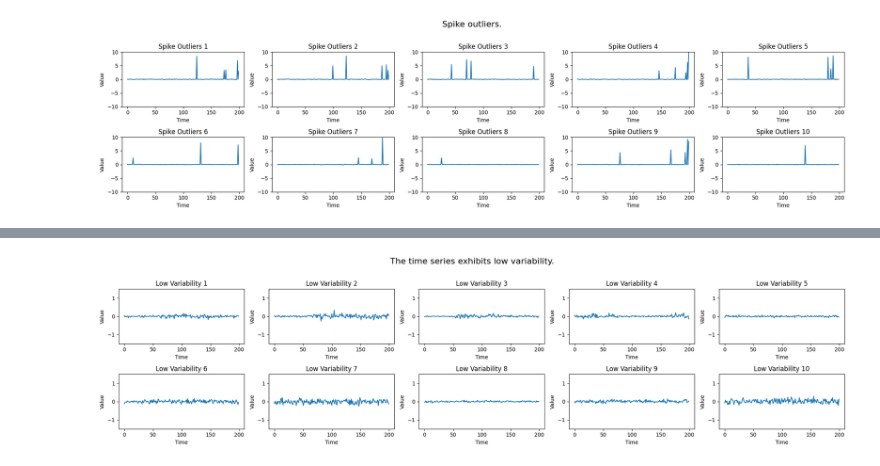
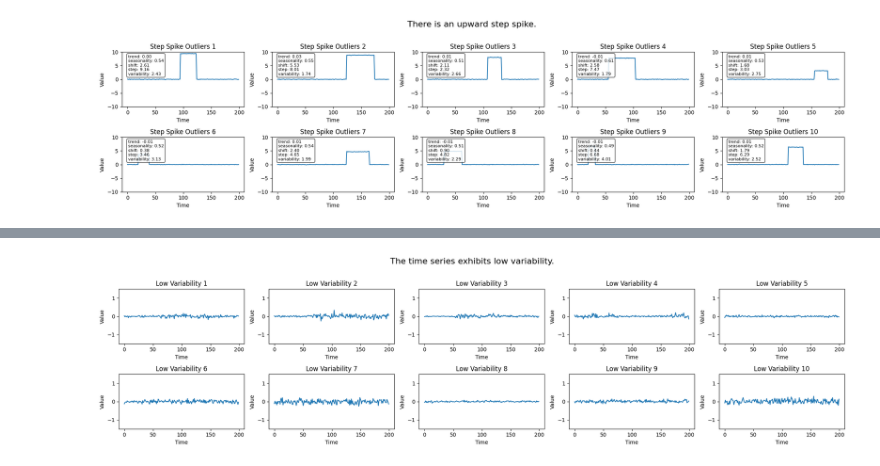
Before and after one commit to JiaxingQiu/llm_nicu_vitalsigns, a Jupyter notebook: script/Data_Synthetic/main.ipynb, the cells around one changed output, grey strips where cells are left out. Saved outputs shown, nothing was run; the diff lists cells and outputs as text; code cells hidden in the pictures.

```diff
--- a/script/Data_Synthetic/main.ipynb
+++ b/script/Data_Synthetic/main.ipynb
@@ -123,21 +199,15 @@ length = 200
 no_series, no_descriptions = generate_outlier_series(
     n_series, length, 'no')
 
-# Spike outliers
-spike_series, spike_descriptions = generate_outlier_series(
-    n_series, length, 'spikes')
+# # Spike outliers
+# spike_series, spike_descriptions = generate_outlier_series(
+#     n_series, length, 'spikes')
 
 # Step spike outliers
 step_series_up, step_descriptions_up = generate_outlier_series(
     n_series, length, 'step_spike_up')
 step_series_down, step_descriptions_down = generate_outlier_series(
     n_series, length, 'step_spike_down')
-
-# Level shift outliers
-level_series_up, level_descriptions_up = generate_outlier_series(
-    n_series, length, 'level_shift_up')
-level_series_down, level_descriptions_down = generate_outlier_series(
-    n_series, length, 'level_shift_down')
 
 # Create four separate figures for better visualization
 # Figure 1: No Outliers
@@ -148,6 +218,12 @@ plt.suptitle(no_descriptions[0], fontsize=16, y=1.02)
 for i, (series, desc) in enumerate(zip(no_series, no_descriptions)):
     plt.subplot(2, 5, i+1)
     plt.plot(series)
+    scores = get_all_properties(series, step = True)
+    score_text = f"trend: {scores['trend']:.2f}\nseasonality: {scores['seasonality']:.2f}\nshift: {scores['shift']:.2f}\nstep: {scores['step']:.2f}\nvariability: {scores['variability']:.2f}"
+
+    plt.text(0.05, 0.95, score_text, transform=plt.gca().transAxes,
+             fontsize=8, verticalalignment='top', bbox=dict(boxstyle='round', facecolor='white', alpha=0.8))
+
     plt.title(f'No Outliers {i+1}')
     plt.xlabel('Time')
     plt.ylabel('Value')
@@ -156,21 +232,26 @@ for i, (series, desc) in enumerate(zip(no_series, no_descriptions)):
 
 plt.show()
 
-# Figure 2: Spike Outliers
-plt.figure(figsize=(20, 5))
-plt.suptitle(spike_descriptions[0], fontsize=16, y=1.02)
+# # Figure 2: Spike Outliers
+# plt.figure(figsize=(20, 5))
+# plt.suptitle(spike_descriptions[0], fontsize=16, y=1.02)
 
-# Plot spike outlier patterns in a 2x5 grid
-for i, (series, desc) in enumerate(zip(spike_series, spike_descriptions)):
-    plt.subplot(2, 5, i+1)
-    plt.plot(series)
-    plt.title(f'Spike Outliers {i+1}')
-    plt.xlabel('Time')
-    plt.ylabel('Value')
-    plt.ylim(-10, 10)
-    plt.tight_layout()
+# # Plot spike outlier patterns in a 2x5 grid
+# for i, (series, desc) in enumerate(zip(spike_series, spike_descriptions)):
+#     plt.subplot(2, 5, i+1)
+#     plt.plot(series)
+#     scores = get_all_properties(series)['shift']
+#     score_text = f"cusum_range: {scores['cusum_range']:.2f}\nrolling_mean_shift: {scores['rolling_mean_shift']:.2f}"
 
-plt.show()
+#     plt.text(0.05, 0.95, score_text, transform=plt.gca().transAxes,
+#              fontsize=8, verticalalignment='top', bbox=dict(boxstyle='round', facecolor='white', alpha=0.8))
+#     plt.title(f'Spike Outliers {i+1}')
+#     plt.xlabel('Time')
+#     plt.ylabel('Value')
+#     plt.ylim(-10, 10)
+#     plt.tight_layout()
+
+# plt.show()
 
 # Figure 3: Step Spike Outliers
 plt.figure(figsize=(20, 5))
@@ -180,6 +261,11 @@ plt.suptitle(step_descriptions_up[0], fontsize=16, y=1.02)
 for i, (series, desc) in enumerate(zip(step_series_up, step_descriptions_up)):
     plt.subplot(2, 5, i+1)
     plt.plot(series)
+    scores = get_all_properties(series, step = True)
+    score_text = f"trend: {scores['trend']:.2f}\nseasonality: {scores['seasonality']:.2f}\nshift: {scores['shift']:.2f}\nstep: {scores['step']:.2f}\nvariability: {scores['variability']:.2f}"
+
+    plt.text(0.05, 0.95, score_text, transform=plt.gca().transAxes,
+             fontsize=8, verticalalignment='top', bbox=dict(boxstyle='round', facecolor='white', alpha=0.8))
     plt.title(f'Step Spike Outliers {i+1}')
     plt.xlabel('Time')
     plt.ylabel('Value')
@@ -195,6 +281,11 @@ plt.suptitle(step_descriptions_down[0], fontsize=16, y=1.02)
 for i, (series, desc) in enumerate(zip(step_series_down, step_descriptions_down)):
     plt.subplot(2, 5, i+1)
     plt.plot(series)
+    scores = get_all_properties(series, step = True)
+    score_text = f"trend: {scores['trend']:.2f}\nseasonality: {scores['seasonality']:.2f}\nshift: {scores['shift']:.2f}\nstep: {scores['step']:.2f}\nvariability: {scores['variability']:.2f}"
+
+    plt.text(0.05, 0.95, score_text, transform=plt.gca().transAxes,
+             fontsize=8, verticalalignment='top', bbox=dict(boxstyle='round', facecolor='white', alpha=0.8))
     plt.title(f'Step Spike Outliers {i+1}')
     plt.xlabel('Time')
     plt.ylabel('Value')
@@ -202,35 +293,4 @@ for i, (series, desc) in enumerate(zip(step_series_down, step_descriptions_down)
     plt.tight_layout()
 
 plt.show()
-
-# Figure 4: Level Shift Outliers
-plt.figure(figsize=(20, 5))
-plt.suptitle(level_descriptions_up[0], fontsize=16, y=1.02)
-
-# Plot level shift outlier patterns in a 2x5 grid
-for i, (series, desc) in enumerate(zip(level_series_up, level_descriptions_up)):
-    plt.subplot(2, 5, i+1)
-    plt.plot(series)
-    plt.title(f'Level Shift Outliers {i+1}')
-    plt.xlabel('Time')
-    plt.ylabel('Value')
-    plt.ylim(-10, 10)
-    plt.tight_layout()
-
-plt.show()
-
-plt.figure(figsize=(20, 5))
-plt.suptitle(level_descriptions_down[0], fontsize=16, y=1.02)
-
-# Plot level shift outlier patterns in a 2x5 grid
-for i, (series, desc) in enumerate(zip(level_series_down, level_descriptions_down)):
-    plt.subplot(2, 5, i+1)
-    plt.plot(series)
-    plt.title(f'Level Shift Outliers {i+1}')
-    plt.xlabel('Time')
-    plt.ylabel('Value')
-    plt.ylim(-10, 10)
-    plt.tight_layout()
-
-plt.show()
 # %% [output]
@@ -238 +298 @@ plt.show()
-[figure, old version]
+[figure, new version]
```
Also changed, not shown: parts of 11 cells of this notebook, 6 other files.
